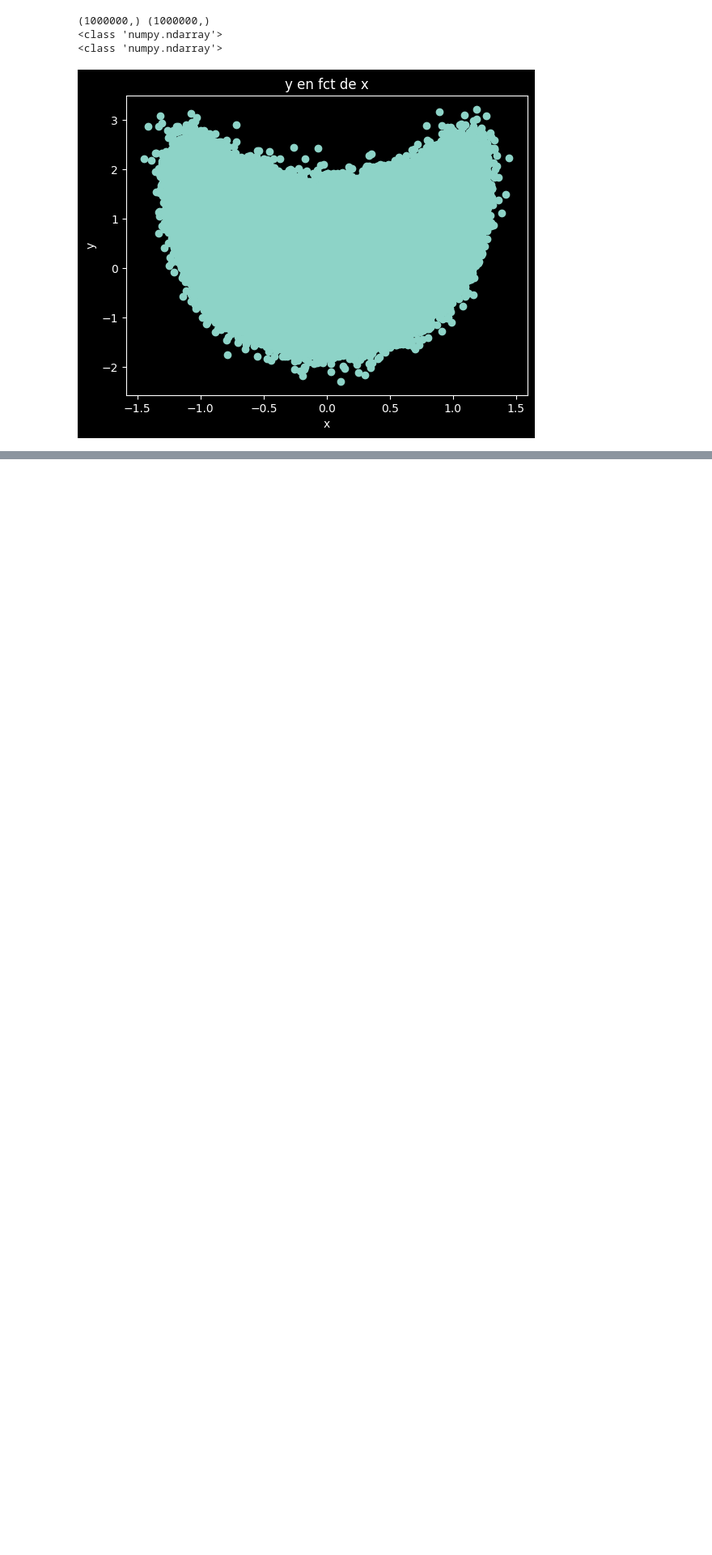
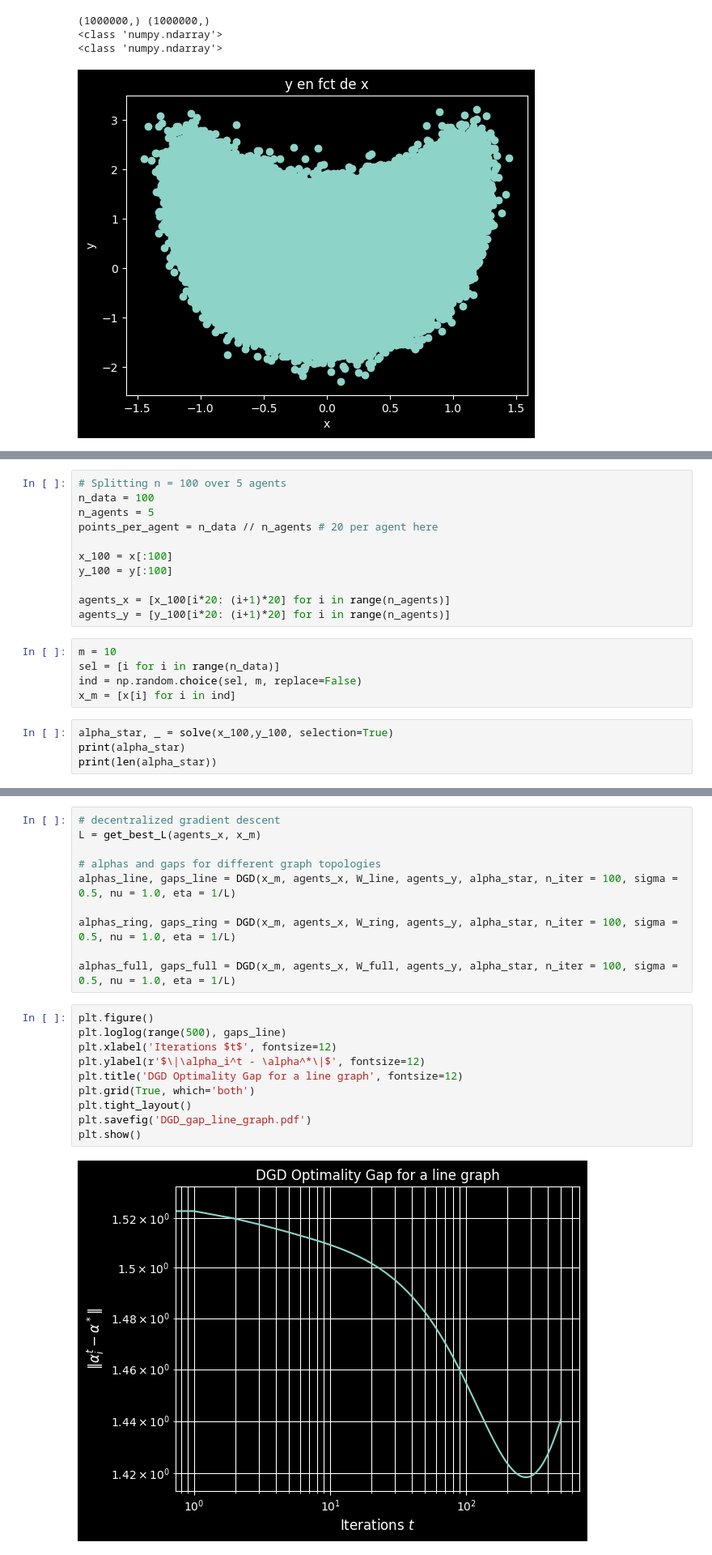
Before and after one commit to w-h02/Cooperative_opt, a Jupyter notebook: project.ipynb, the cells around one changed output, grey strips where cells are left out. Shown at 81% size. Saved outputs shown, nothing was run; the diff lists cells and outputs as text; blank space fills up the shorter version.

```diff
--- a/project.ipynb
+++ b/project.ipynb
@@ -51,0 +66,20 @@ def gradient_tracking(y, W, alpha, epsilon = 1e-4, n_iter = 100):
+# %%
+# Splitting n = 100 over 5 agents
+n_data = 100
+n_agents = 5
+points_per_agent = n_data // n_agents # 20 per agent here
+
+x_100 = x[:100]
+y_100 = y[:100]
+
+agents_x = [x_100[i*20: (i+1)*20] for i in range(n_agents)]
+agents_y = [y_100[i*20: (i+1)*20] for i in range(n_agents)]
+# %%
+m = 10
+sel = [i for i in range(n_data)]
+ind = np.random.choice(sel, m, replace=False)
+x_m = [x[i] for i in ind]
+# %%
+alpha_star, _ = solve(x_100,y_100, selection=True)
+print(alpha_star)
+print(len(alpha_star))
@@ -51,0 +92,22 @@ def gradient_tracking(y, W, alpha, epsilon = 1e-4, n_iter = 100):
+# %%
+# decentralized gradient descent
+L = get_best_L(agents_x, x_m)
+
+# alphas and gaps for different graph topologies
+alphas_line, gaps_line = DGD(x_m, agents_x, W_line, agents_y, alpha_star, n_iter = 100, sigma = 0.5, nu = 1.0, eta = 1/L)
+
+alphas_ring, gaps_ring = DGD(x_m, agents_x, W_ring, agents_y, alpha_star, n_iter = 100, sigma = 0.5, nu = 1.0, eta = 1/L)
+
+alphas_full, gaps_full = DGD(x_m, agents_x, W_full, agents_y, alpha_star, n_iter = 100, sigma = 0.5, nu = 1.0, eta = 1/L)
+# %%
+plt.figure()
+plt.loglog(range(500), gaps_line)
+plt.xlabel('Iterations $t$', fontsize=12)
+plt.ylabel(r'$\|\alpha_i^t - \alpha^*\|$', fontsize=12)
+plt.title('DGD Optimality Gap for a line graph', fontsize=12)
+plt.grid(True, which='both')
+plt.tight_layout()
+plt.savefig('DGD_gap_line_graph.pdf')
+plt.show()
+# %% [output]
+[figure, added]
```
Also changed, not shown: parts of 7 cells of this notebook, 9 other files.
